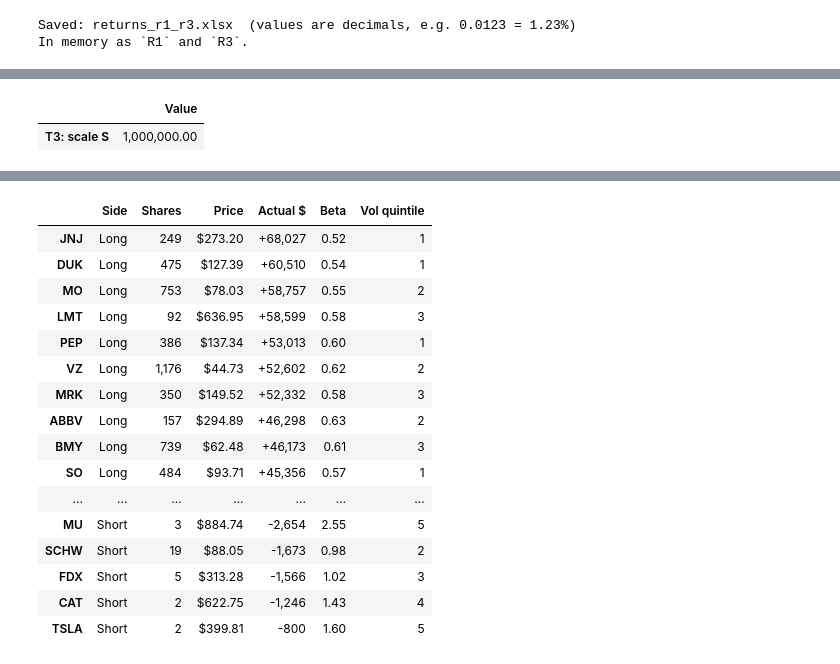
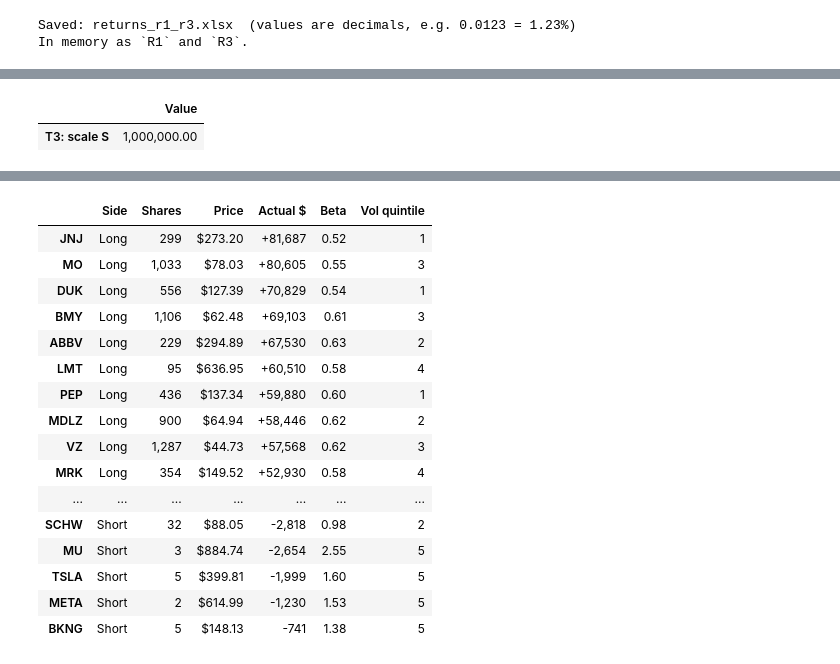
Before and after one commit to rhiannonpirie/EC4430-Project, a Jupyter notebook: EC4430_code.ipynb, the cells around one changed output, grey strips where cells are left out. Drawn from its saved outputs; the diff is of its cells as text; code cells hidden in the pictures.

```diff
--- a/EC4430_code.ipynb
+++ b/EC4430_code.ipynb
@@ -699,19 +699,19 @@ Beta  outside 0.5-1.6: AMAT, AMD, ANET, AVGO, CRM, DELL, INTC, INTU, LRCX, MU, N
 Saved: estimates_phase3.xlsx. In memory as `estimates`, `market_vol`.
 # %%
 """
-Phase 4: Portfolio (run in a NEW cell, after the Phase 3 estimates cell)
+Phase 4: Portfolio
 =========================================================================
-Betting-against-correlation construction (Frazzini & Pedersen, 2014):
+Betting-against-correlation construction (Asness, Frazzini, Gormsen & Pedersen, 2020):
   1. Sort stocks into 5 volatility quintiles                       (G)
   2. Within each quintile, rank by correlation (1 = lowest)        (H, I, J)
   3. Long the low-correlation half, short the high-correlation
      half, with rank weights that sum to 1 in each leg             (K, L, M, N)
-  4. Scale each leg to a beta of 1, so every quintile is
-     beta-neutral, then split the gross exposure equally           (rows 105-109, T3, O)
+   4. Scale each leg to a beta of 1, so every quintile is
+     beta-neutral, then hold $S of the BAC factor, S/5 per quintile (rows 105-109, T3, O)          (rows 105-109, T3, O)
   5. Convert dollars into whole shares                             (P)
 
 Excel plan -> pandas:
-    G  ROUNDUP(RANK.EQ(C2,C,1)*5/COUNT(C),0)  -> ceil(rank_min(Vol) * 5 / N)
+    G 1+(C2>T4)+(C2>T5)+(C2>T6)+(C2>T7), where T4:T7 = PERCENTILE.INC of Vol over NYSE stocks only where is this
     H  COUNTIFS(G,G2,D,"<"&D2)+1              -> min-rank of Corr within quintile
     I  COUNTIF(G,G2)                          -> stocks in quintile
     J  H-(I+1)/2                              -> distance from middle rank
@@ -720,7 +720,7 @@ Excel plan -> pandas:
     Row 105-109 B  SUMPRODUCT((G=q)*M*F)      -> low-leg beta
                 C  same with N                -> high-leg beta
                 D  (1/5)*(1/B+1/C)            -> size unit
-    T3 T2/SUM(D105:D109)                      -> scale S
+        T3 BAC notional S = $1,000,000 (paper: returns per $1 of factor; gross is about 2S)
     O  (T3/5)*(M/B_q - N/C_q)                 -> $ position (+ long, - short)
     P  ROUND(O/Price,0)                       -> shares (Excel rounding: halves away from 0)
 """
@@ -736,12 +736,47 @@ try:
     gross_target = GROSS_EXPOSURE          # T2 from Phase 3
 except NameError as exc:
     raise NameError("Run the Phase 3 estimates cell first.") from exc
+# Paper (Sec. 2.1): need >= 750 days of returns for correlation; GEV and SNDK don't have them
+est = est.drop(index=["GEV", "SNDK"], errors="ignore")
+# ---- G: volatility quintile on NYSE breakpoints ----
+import time
+import yfinance as yf
 
-n = est["Vol"].count()
+NYSE_CODES = {"NYQ"}            # Yahoo's code for NYSE (Nasdaq = NMS/NGM/NCM)
 
-# ---- G: volatility quintile ----------------------------------------------------
-vol_rank = est["Vol"].rank(method="min", ascending=True)          # RANK.EQ(...,1)
-est["Vol quintile"] = np.ceil(vol_rank * N_QUINTILES / n).astype(int)
+
+def get_exchanges(tickers):
+    out = {}
+    for t in tickers:
+        try:
+            out[t] = yf.Ticker(t).info.get("exchange")
+        except Exception:
+            out[t] = None
+        time.sleep(0.2)
+    return pd.Series(out, name="Exchange")
+
+
+est["Exchange"] = get_exchanges(est.index.tolist())
+missing_exch = est.index[est["Exchange"].isna()].tolist()
+if missing_exch:
+    print(f"Warning: no exchange found for {missing_exch}; treated as non-NYSE.")
+est["NYSE"] = est["Exchange"].isin(NYSE_CODES)
+
+# 1. Cutoffs from NYSE stocks ONLY (20th/40th/60th/80th percentiles)
+nyse_vol = est.loc[est["NYSE"], "Vol"].dropna()
+cutoffs = nyse_vol.quantile([0.2, 0.4, 0.6, 0.8]).to_numpy()   # = Excel PERCENTILE.INC
+
+# 2. Place EVERY stock (NYSE and Nasdaq) using those cutoffs, Q1 = lowest vol
+bins = np.r_[-np.inf, cutoffs, np.inf]                          # open-ended Q1 and Q5
+est["Vol quintile"] = pd.cut(est["Vol"], bins=bins,
+                             labels=range(1, N_QUINTILES + 1)).astype(int)
+
+# 3. Quintiles now unequal in size; each needs >= 2 stocks to form both legs
+counts = est["Vol quintile"].value_counts().reindex(range(1, 6), fill_value=0)
+print(f"NYSE stocks used for breakpoints: {len(nyse_vol)} of {est['Vol'].count()}")
+print("Cutoffs (daily vol): " + ", ".join(f"{c:.2%}" for c in cutoffs))
+print("Stocks per quintile:", counts.to_dict())
+assert (counts >= 2).all(), f"A quintile has fewer than 2 stocks: {counts.to_dict()}"
 
 # ---- H, I, J: correlation rank inside the quintile -------------------------------
 grp = est.groupby("Vol quintile")
@@ -900,17 +938,17 @@ Trade list: 98 orders for MarketWatch
 |  | Side | Shares | Price | Actual $ | Beta | Vol quintile |
-| JNJ | Long | 249 | $273.20 | +68,027 | 0.52 | 1 |
-| DUK | Long | 475 | $127.39 | +60,510 | 0.54 | 1 |
-| MO | Long | 753 | $78.03 | +58,757 | 0.55 | 2 |
-| LMT | Long | 92 | $636.95 | +58,599 | 0.58 | 3 |
-| PEP | Long | 386 | $137.34 | +53,013 | 0.60 | 1 |
-| VZ | Long | 1,176 | $44.73 | +52,602 | 0.62 | 2 |
-| MRK | Long | 350 | $149.52 | +52,332 | 0.58 | 3 |
-| ABBV | Long | 157 | $294.89 | +46,298 | 0.63 | 2 |
-| BMY | Long | 739 | $62.48 | +46,173 | 0.61 | 3 |
-| SO | Long | 484 | $93.71 | +45,356 | 0.57 | 1 |
+| JNJ | Long | 299 | $273.20 | +81,687 | 0.52 | 1 |
+| MO | Long | 1,033 | $78.03 | +80,605 | 0.55 | 3 |
+| DUK | Long | 556 | $127.39 | +70,829 | 0.54 | 1 |
+| BMY | Long | 1,106 | $62.48 | +69,103 | 0.61 | 3 |
+| ABBV | Long | 229 | $294.89 | +67,530 | 0.63 | 2 |
+| LMT | Long | 95 | $636.95 | +60,510 | 0.58 | 4 |
+| PEP | Long | 436 | $137.34 | +59,880 | 0.60 | 1 |
+| MDLZ | Long | 900 | $64.94 | +58,446 | 0.62 | 2 |
+| VZ | Long | 1,287 | $44.73 | +57,568 | 0.62 | 3 |
+| MRK | Long | 354 | $149.52 | +52,930 | 0.58 | 4 |
 | ... | ... | ... | ... | ... | ... | ... |
+| SCHW | Short | 32 | $88.05 | -2,818 | 0.98 | 2 |
 | MU | Short | 3 | $884.74 | -2,654 | 2.55 | 5 |
-| SCHW | Short | 19 | $88.05 | -1,673 | 0.98 | 2 |
-| FDX | Short | 5 | $313.28 | -1,566 | 1.02 | 3 |
-| CAT | Short | 2 | $622.75 | -1,246 | 1.43 | 4 |
-| TSLA | Short | 2 | $399.81 | -800 | 1.60 | 5 |
+| TSLA | Short | 5 | $399.81 | -1,999 | 1.60 | 5 |
+| META | Short | 2 | $614.99 | -1,230 | 1.53 | 5 |
+| BKNG | Short | 5 | $148.13 | -741 | 1.38 | 5 |
```
Also changed, not shown: parts of 3 cells of this notebook.
